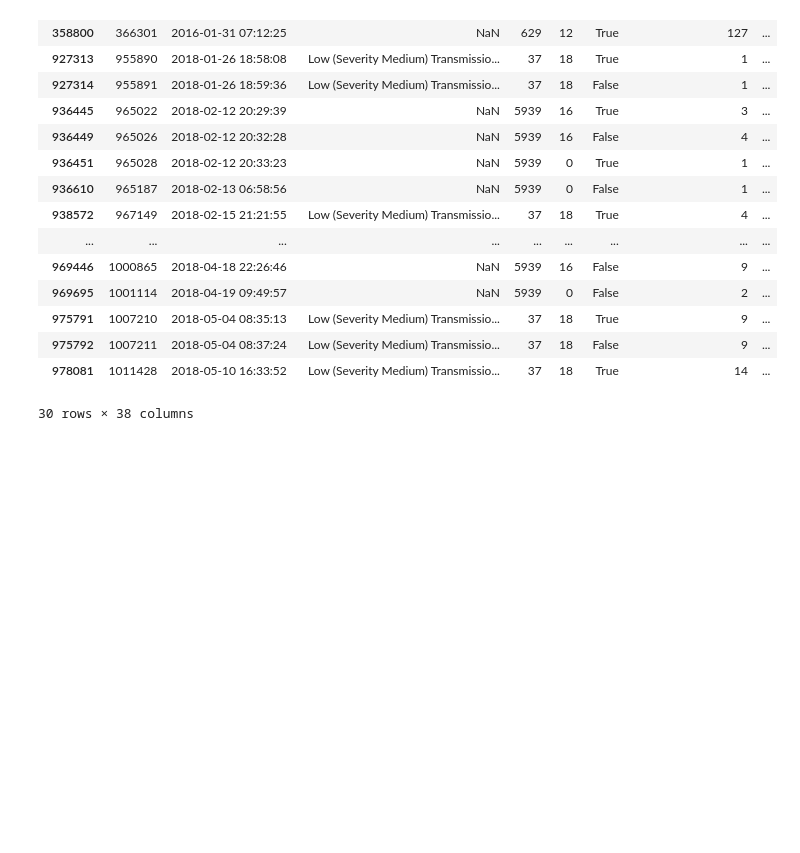
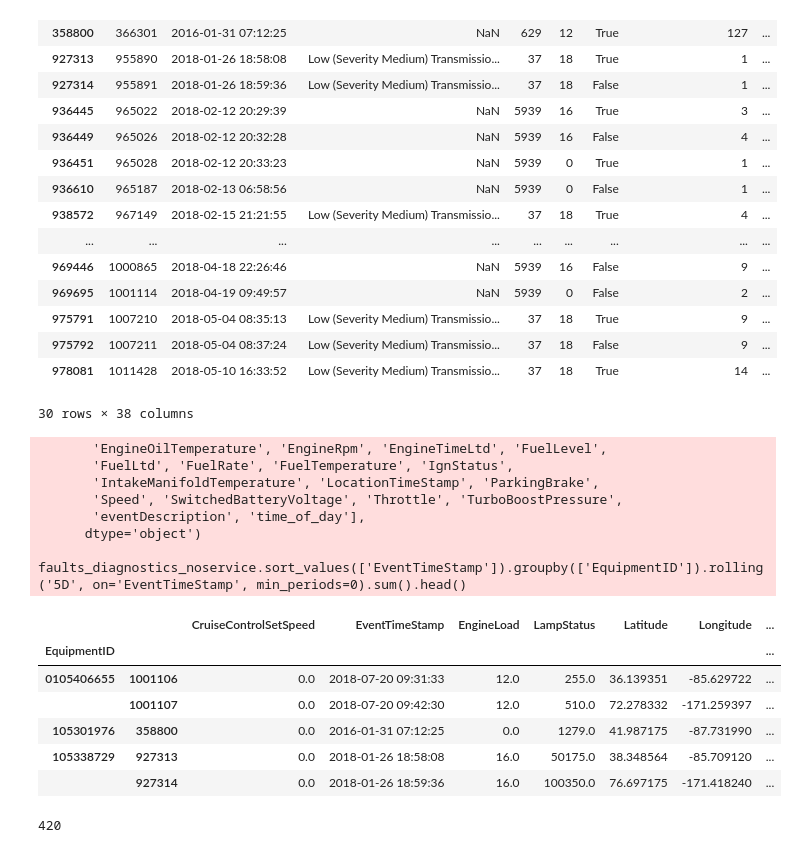
Before and after one commit to ballir27/big-g-ml-data-science-truckstop, a Jupyter notebook: notebooks/AB-data_merge.ipynb, the cells around one changed output. Drawn from its saved outputs; the diff is of its cells as text; code cells hidden in the pictures; blank space fills up the shorter version.

```diff
--- a/notebooks/AB-data_merge.ipynb
+++ b/notebooks/AB-data_merge.ipynb
@@ -159,0 +182,27 @@ faults_diagnostics_noservice.to_csv('../data/faults_diagnostics_no_service_stati
+# %%
+#faults_diagnostics_noservice.dtypes
+#faults_diagnostics_noservice.set_index('EventTimeStamp').rolling(5, on='EquipmentID', min_periods=0).sum().reset_index()
+#faults_diagnostics_noservice.rolling('5D', on='spn')
+faults_diagnostics_noservice.sort_values(['EventTimeStamp']).groupby(['EquipmentID']).rolling('5D', on='EventTimeStamp', min_periods=0).sum().head()
+# %% [output]
+       'EngineOilTemperature', 'EngineRpm', 'EngineTimeLtd', 'FuelLevel',
+       'FuelLtd', 'FuelRate', 'FuelTemperature', 'IgnStatus',
+       'IntakeManifoldTemperature', 'LocationTimeStamp', 'ParkingBrake',
+       'Speed', 'SwitchedBatteryVoltage', 'Throttle', 'TurboBoostPressure',
+       'eventDescription', 'time_of_day'],
+      dtype='object')
+  faults_diagnostics_noservice.sort_values(['EventTimeStamp']).groupby(['EquipmentID']).rolling('5D', on='EventTimeStamp', min_periods=0).sum().head()
+|  |  | CruiseControlSetSpeed | EventTimeStamp | EngineLoad | LampStatus | Latitude | Longitude | ... |
+| EquipmentID |  |  |  |  |  |  |  | ... |
+| 0105406655 | 1001106 | 0.0 | 2018-07-20 09:31:33 | 12.0 | 255.0 | 36.139351 | -85.629722 | ... |
+|  | 1001107 | 0.0 | 2018-07-20 09:42:30 | 12.0 | 510.0 | 72.278332 | -171.259397 | ... |
+| 105301976 | 358800 | 0.0 | 2016-01-31 07:12:25 | 0.0 | 1279.0 | 41.987175 | -87.731990 | ... |
+| 105338729 | 927313 | 0.0 | 2018-01-26 18:58:08 | 16.0 | 50175.0 | 38.348564 | -85.709120 | ... |
+|  | 927314 | 0.0 | 2018-01-26 18:59:36 | 16.0 | 100350.0 | 76.697175 | -171.418240 | ... |
+# %%
+#Would a onehotencoder or pd.get_dummies approach with 418 new columns make sense?
+spn_list = faults_diagnostics_noservice['spn'].unique().tolist()
+#spn_list_string = list(map(str, spn_list))
+print(len(spn_list))
+# %% [output]
+420
```
Also changed, not shown: parts of 11 cells of this notebook.
